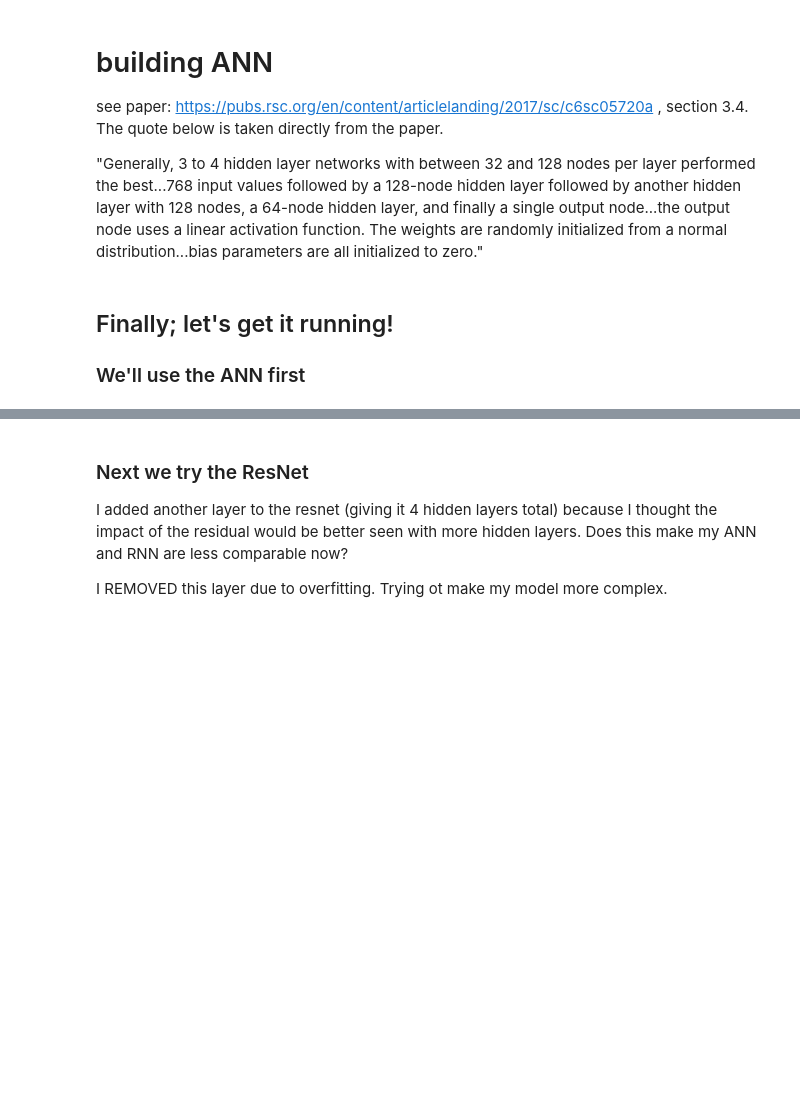
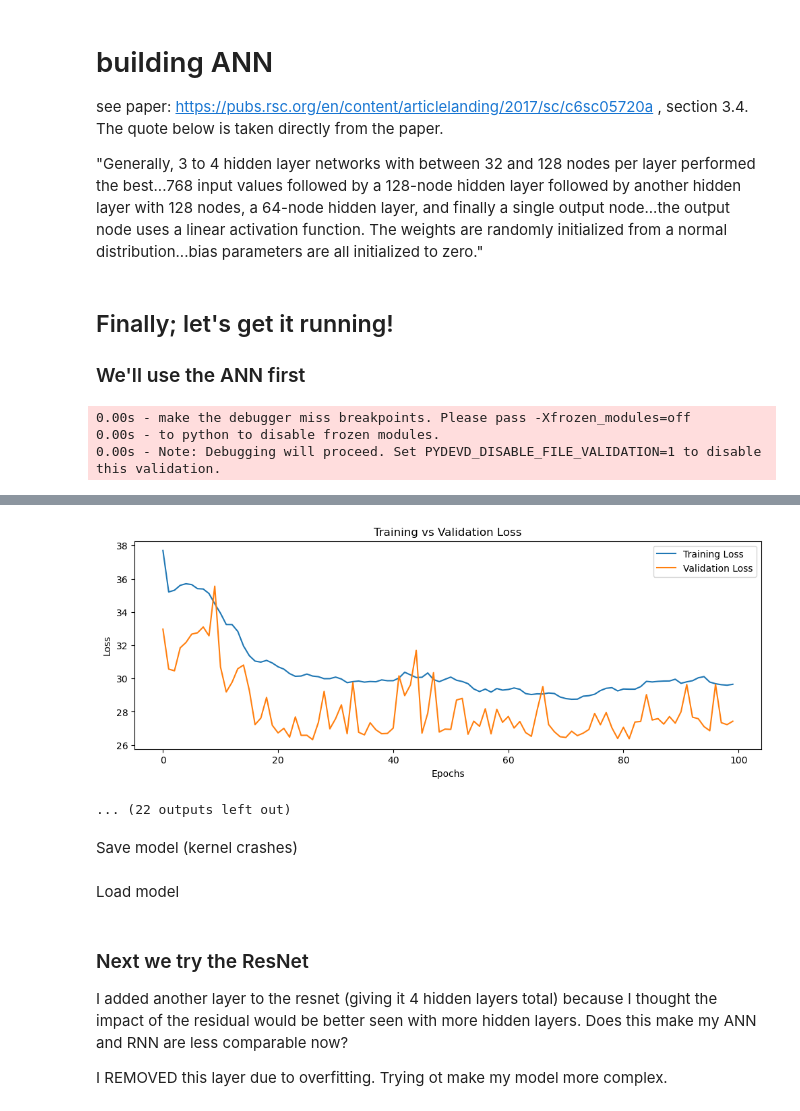
Before and after one commit to koreogundele/chem277b-final-project, a Jupyter notebook: predicting_ani_energies.ipynb, the cells around one changed output, grey strips where cells are left out. Drawn from its saved outputs; the diff is of its cells as text; code cells hidden in the pictures; blank space fills up the shorter version.

Commit message:
pushing trained model just in case

```diff
--- a/predicting_ani_energies.ipynb
+++ b/predicting_ani_energies.ipynb
@@ -573,6 +576,6 @@ O2C3H6_coords_list4 = coords_list05[264]
 C4NH9_coords_list15 = coords_list05[265]
 C4OH8_coords_list19 = coords_list05[266]
 # %%
-training_energies = np.hstack((energy_arr01, energy_arr02, energy_arr03, energy_arr04))
+#training_energies = np.hstack((energy_arr01, energy_arr02, energy_arr03, energy_arr04))
 
 ani5_energies = np.hstack((energy_arr05))
@@ -6352,14 +6891,14 @@ def create_chunks(complete_list, chunk_size=None, num_chunks=None):
 
 # Shuffle the training data
 # define permutation index to make sure x values (features) are shuffled with their corresponding labels (y values)
-# perm_index = np.random.permutation(len(mbtr_reps))
-# # permute to predetermined indices
-# mbtr_reps_perm = mbtr_reps[perm_index]
-# energies_perm = training_energies[perm_index]
+perm_index = np.random.permutation(len(training_reps))
+# permute to predetermined indices
+training_reps_perm = training_reps[perm_index]
+training_energies_perm = training_energies[perm_index]
 
 # split into 3 chunks
-representation_chunks = create_chunks(training_reps, num_chunks=3)
-energy_chunks = create_chunks(training_energies, num_chunks=3)
+representation_chunks = create_chunks(training_reps_perm, num_chunks=3)
+energy_chunks = create_chunks(training_energies_perm, num_chunks=3)
 # make test data by combining two chunks
 test_molecules = np.concatenate(representation_chunks[0:2])
 test_energies = energy_chunks[0:2]
@@ -6371,6 +6916,6 @@ val_energies = energy_chunks[2]
 # %%
 # CLASS TO TRAIN MODEL
-class TrainerOld():
+class Trainer():
     def __init__(self, model, optimizer_type, learning_rate, epoch, batch_size, input_transform=lambda x: x.reshape(-1, 1024)):
         """
         A class for training the model
@@ -6536,7 +7081,7 @@ class ANN1(nn.Module):
         # 768 inputs to 128 node hidden layer
         self.hidden_layer1 = torch.nn.Linear(1000, 128)
         # 128 nodes to 128 nodes
-        #self.hidden_layer2 = torch.nn.Linear(128, 128) take out this layer to see if it works
+        self.hidden_layer2 = torch.nn.Linear(128, 128)
         # 128 nodes to 64 nodes
         self.hidden_layer3 = torch.nn.Linear(128, 64)
         # 64 nodes to 1 output node
@@ -6544,7 +7089,7 @@ class ANN1(nn.Module):
         # activation function
         self.activation = F.relu
         # trying dropout to prevent overfitting
-        self.dropout = nn.Dropout(p=0.2)
+        self.dropout = nn.Dropout(p=0.15)
 
         self.init_weights()
 
@@ -6556,8 +7101,8 @@ class ANN1(nn.Module):
 
     def forward(self, x0):
         x1 = self.activation(self.dropout(self.hidden_layer1(x0)))
-        #x2 = self.activation(self.dropout(self.hidden_layer2(x1)))
-        x3 = self.activation(self.dropout(self.hidden_layer3(x1)))
+        x2 = self.activation(self.dropout(self.hidden_layer2(x1)))
+        x3 = self.activation(self.dropout(self.hidden_layer3(x2)))
         x4 = self.output_layer(x3)
 
         return x4.float()
@@ -6581,5 +7126,9 @@ for idx, (train_index, val_index) in enumerate(kf.split(mbtr_reps)):
 
     model1 = ANN1()
     model1.fc4 = nn.Linear(64, 1)
-    train_model1 = TrainerOld(model=model1, optimizer_type="Adam", learning_rate=1e-3, epoch=100, batch_size=20)
+    train_model1 = Trainer(model=model1, optimizer_type="Adam", learning_rate=1e-3, epoch=100, batch_size=25)
     model1_results = train_model1.train(test_molecules, test_energies, val_molecules, val_energies, l2=True)
+# %% [output]
+0.00s - make the debugger miss breakpoints. Please pass -Xfrozen_modules=off
+0.00s - to python to disable frozen modules.
+0.00s - Note: Debugging will proceed. Set PYDEVD_DISABLE_FILE_VALIDATION=1 to disable this validation.
@@ -6585,0 +7155,4 @@ for idx, (train_index, val_index) in enumerate(kf.split(mbtr_reps)):
+[figure, added]
+... (22 outputs left out)
+# %% [markdown]
+Save model (kernel crashes)
@@ -6585,0 +7163,2 @@ for idx, (train_index, val_index) in enumerate(kf.split(mbtr_reps)):
+# %% [markdown]
+Load model
```
Also changed, not shown: parts of 22 cells of this notebook, 1 other file.
